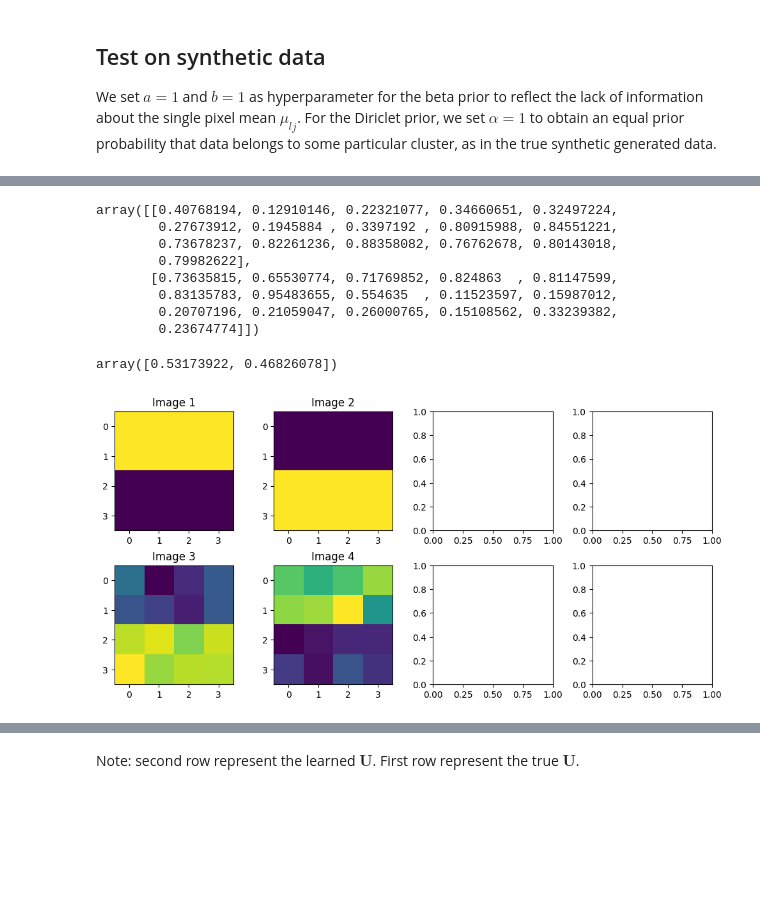
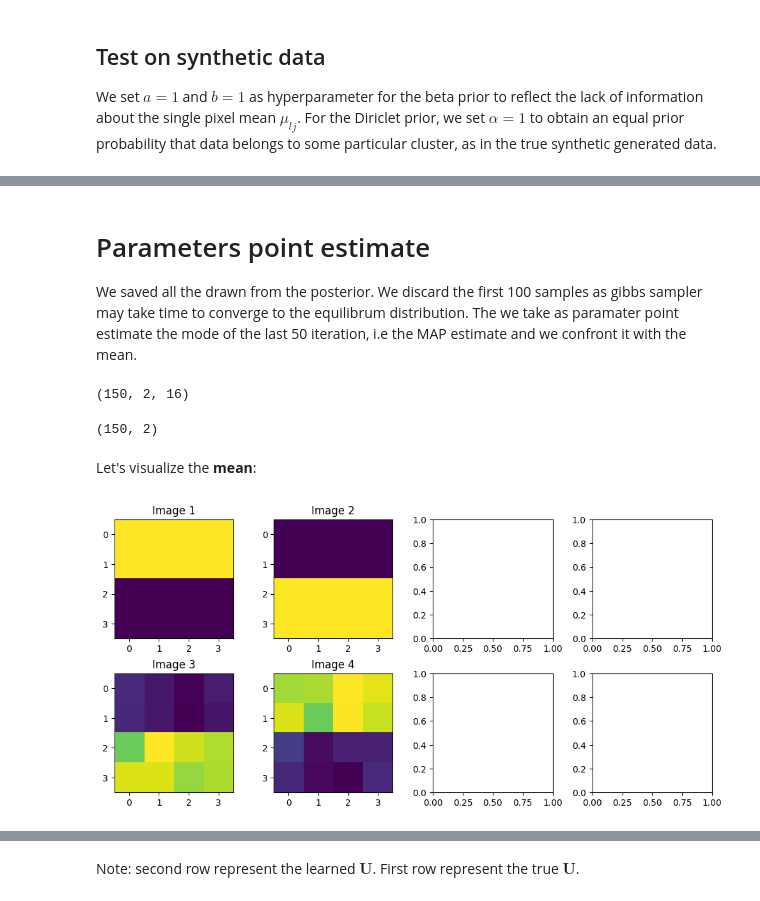
Before and after one commit to GabeXxX/BS-Coursework, a Jupyter notebook: Bayesian Mixture of Bernoulli.ipynb, the cells around one changed output, grey strips where cells are left out. Drawn from its saved outputs; the diff is of its cells as text; code cells hidden in the pictures; blank space fills up the shorter version.

Commit message:
added point estimation in mob

```diff
--- a/Bayesian Mixture of Bernoulli.ipynb
+++ b/Bayesian Mixture of Bernoulli.ipynb
@@ -263,8 +261,8 @@ def sample_mu(X, Z, a, b):
 # X = N x D, Z = N x K, MU = K x D, pi = 1 x K
 def gibbs_sampler(hyperparameter, initial_value, X, T):
     N = X.shape[0]
-    K = initial_value["MU"].shape[1]
-    D = X.shape[1]
+    K = initial_value["MU"].shape[0]
+    D = initial_value["MU"].shape[1]
 
     pi_t = initial_value["pi"]
     MU_t = initial_value["MU"]
@@ -287,12 +285,12 @@ def gibbs_sampler(hyperparameter, initial_value, X, T):
         # Save parameter samples at each iteration
         Z_chain[t, :, :] = Z_t
         MU_chain[t, :, :] = MU_t
-        pi_chain[t, :, :] = pi_t
+        pi_chain[t, :] = pi_t
 
         if not (t % np.ceil(T/5).astype(int)):
             print("Iteration: ", t)
 
-    return Z_chain, MU_chain, pi_chain
+    return MU_chain, Z_chain, pi_chain
 # %% [markdown]
 # Testing
 
@@ -347,10 +345,10 @@ visualize_binary_vectors(data, 4,4)
 We set $a=1$ and $b=1$ as hyperparameter for the beta prior to reflect the lack of information about the single pixel mean $\mu_{lj}$. For the Diriclet prior, we set $\alpha = 1$ to obtain an equal prior probability that data belongs to some particular cluster, as in the true synthetic generated data.
 # %%
 # set hyperparameters
-mu_1_init = np.random.rand(16)
-mu_2_init = np.random.rand(16)
+mu_1_init = np.random.rand(D)
+mu_2_init = np.random.rand(D)
 MU_init = np.stack((mu_1_init, mu_2_init))
-pi_init = np.random.rand(2)
+pi_init = np.random.rand(K)
 
 hyper = {
     "a" : 1, #flat prior for u_jl
@@ -364,7 +362,7 @@ init = {
     "pi" : pi_init
 }
 
-T = 100
+T = 150
 # %%
 MU_chain, Z_chain, pi_chain = gibbs_sampler(hyper, init, data, T)
 # %% [output]
@@ -374,36 +374,37 @@ The following are the learned $\textbf{U}$ and $\pi$ vector: as you can see the
+# %% [markdown]
+# Parameters point estimate
+We saved all the drawn from the posterior. We discard the first 100 samples as gibbs sampler may take time to converge to the equilibrum distribution. The we take as paramater point estimate the mode of the last 50 iteration, i.e the MAP estimate and we confront it with the mean.
 # %%
 MU_chain.shape
 # %% [output]
-array([[0.40768194, 0.12910146, 0.22321077, 0.34660651, 0.32497224,
-        0.27673912, 0.1945884 , 0.3397192 , 0.80915988, 0.84551221,
-        0.73678237, 0.82261236, 0.88358082, 0.76762678, 0.80143018,
-        0.79982622],
-       [0.73635815, 0.65530774, 0.71769852, 0.824863  , 0.81147599,
-        0.83135783, 0.95483655, 0.554635  , 0.11523597, 0.15987012,
-        0.20707196, 0.21059047, 0.26000765, 0.15108562, 0.33239382,
-        0.23674774]])
+(150, 2, 16)
 # %%
 pi_chain.shape
 # %% [output]
-array([0.53173922, 0.46826078])
+(150, 2)
 # %%
-# TODO: first discard the first 80 parameter of the chain
+# TODO: first discard the first 100 parameter of the chain
+MU_burned_in = MU_chain[101:, : , :]
+Z_burned_in = Z_chain[101 :,:]
+pi_burned_in = pi_chain[101:, :]
 
 # Calculate mean along the temporal axis
-mean_MU = np.mean(MU_chain, axis=0)
-mean_Z = np.mean(Z_chain, axis=0)
-mean_pi = np.mean(pi_chain, axis=0)
+mean_MU = np.mean(MU_burned_in, axis=0)
+mean_Z = np.mean(Z_burned_in, axis=0)
+mean_pi = np.mean(pi_burned_in, axis=0)
 
 # Calculate mode along the temporal axis
 # Note: scipy.stats.mode returns mode and counts, we only need the mode
-mode_MU = mode(MU_chain, axis=0).mode
-mode_Z = mode(Z_chain, axis=0).mode
-mode_pi = mode(pi_chain, axis=0).mode
+mode_MU = scipy.stats.mode(MU_burned_in, axis=0).mode
+mode_Z = scipy.stats.mode(Z_burned_in, axis=0).mode
+mode_pi = scipy.stats.mode(pi_burned_in, axis=0).mode
+# %% [markdown]
+Let's visualize the __mean__:
 # %%
 MU_true = np.stack((mu_1, mu_2))
 MU_pred = mean_MU
-MU_true_and_pred = np.concatenate((MU_true, MU_t))
+MU_true_and_pred = np.concatenate((MU_true, MU_pred))
 MU_true_and_pred.shape
 visualize_binary_vectors(MU_true_and_pred,4,4, num_vectors=4)
 # %% [output]
-[figure, old version]
+[figure, new version]
```
Also changed, not shown: parts of 19 cells of this notebook.
